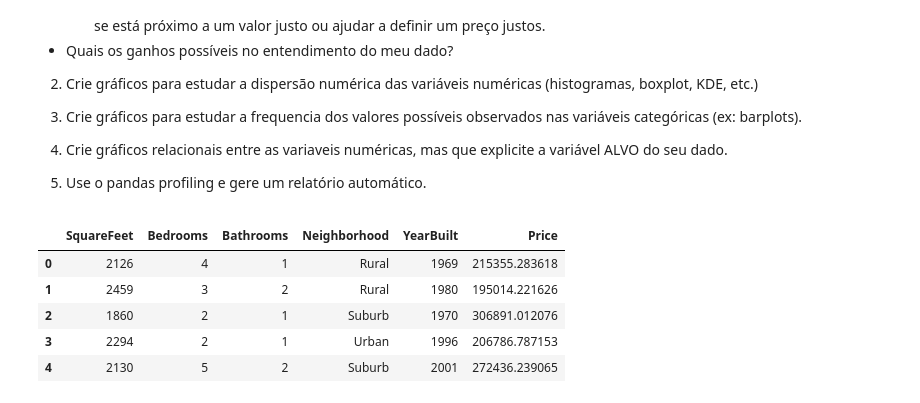
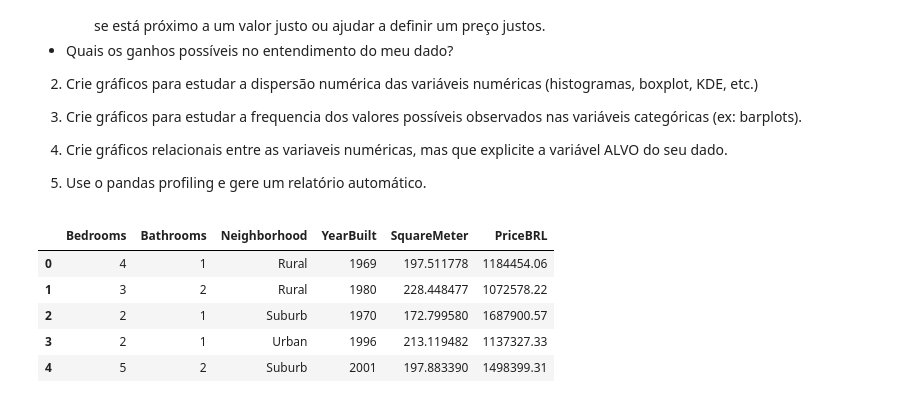
Before and after one commit to clairtonluz/MBA-em-ciencia-de-dados, a Jupyter notebook: Dashboards Bibliotecas R/exercicios/EXERCICIO-1- DASHBOARD- 2024 - CLAIRTON CARNEIRO LUZ.ipynb, the cells around one changed output. Saved outputs shown, nothing was run; the diff lists cells and outputs as text; code cells hidden in the pictures.

```diff
--- a/Dashboards Bibliotecas R/exercicios/EXERCICIO-1- DASHBOARD- 2024 - CLAIRTON CARNEIRO LUZ.ipynb
+++ b/Dashboards Bibliotecas R/exercicios/EXERCICIO-1- DASHBOARD- 2024 - CLAIRTON CARNEIRO LUZ.ipynb
@@ -32,12 +32,18 @@ Escolha um dataset de sua preferência com as seguintes características:
 # %%
 import pandas as pd
 
 df=pd.read_csv('housing_price_dataset.csv')
+# converte a coluna 'SquareFeet' para metros quadrados (1 pé quadrado = 0.092903 metros quadrados)
+df['SquareMeter'] = df['SquareFeet']*0.092903
+# converte a coluna 'Price' para real brasileiro (1 dólar = 5.5 reais) e arronde para 2 casas decimais
+df['PriceBRL'] = df['Price']*5.5
+df['PriceBRL'] = df['PriceBRL'].round(2)
+df = df.drop(columns=['SquareFeet', 'Price'])
 df.head()
 # %% [output]
-|  | SquareFeet | Bedrooms | Bathrooms | Neighborhood | YearBuilt | Price |
-| 0 | 2126 | 4 | 1 | Rural | 1969 | 215355.283618 |
-| 1 | 2459 | 3 | 2 | Rural | 1980 | 195014.221626 |
-| 2 | 1860 | 2 | 1 | Suburb | 1970 | 306891.012076 |
-| 3 | 2294 | 2 | 1 | Urban | 1996 | 206786.787153 |
-| 4 | 2130 | 5 | 2 | Suburb | 2001 | 272436.239065 |
+|  | Bedrooms | Bathrooms | Neighborhood | YearBuilt | SquareMeter | PriceBRL |
+| 0 | 4 | 1 | Rural | 1969 | 197.511778 | 1184454.06 |
+| 1 | 3 | 2 | Rural | 1980 | 228.448477 | 1072578.22 |
+| 2 | 2 | 1 | Suburb | 1970 | 172.799580 | 1687900.57 |
+| 3 | 2 | 1 | Urban | 1996 | 213.119482 | 1137327.33 |
+| 4 | 5 | 2 | Suburb | 2001 | 197.883390 | 1498399.31 |
```
Also changed, not shown: parts of 9 cells of this notebook.
